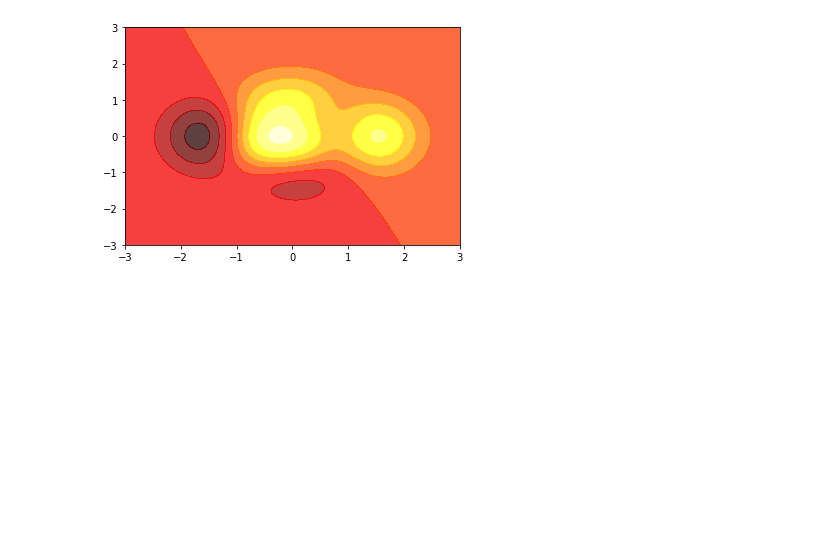
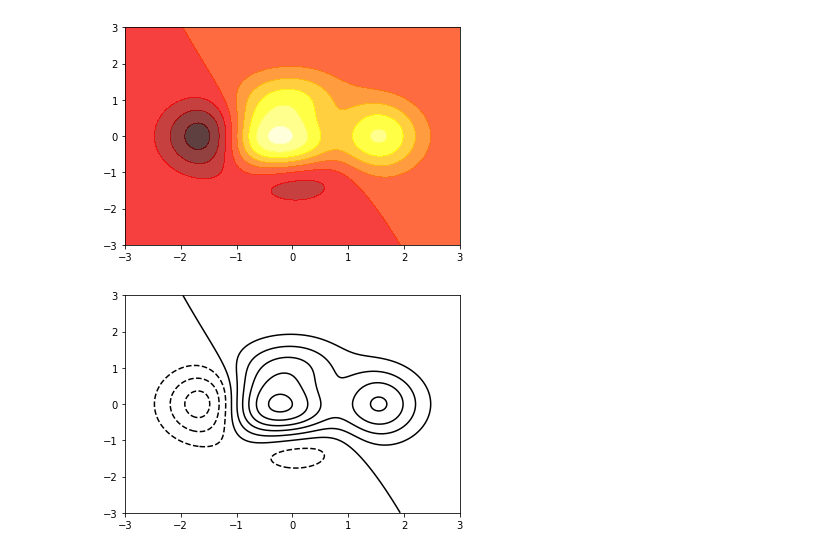
Before and after one commit to Liuyvjin/notebook, a Jupyter notebook: python/未命名.ipynb, the cells around one changed output. Cells and saved outputs as stored; diff of their text form; code cells hidden in the pictures; blank space fills up the shorter version.

```diff
--- a/python/未命名.ipynb
+++ b/python/未命名.ipynb
@@ -107,3 +123,9 @@ C = plt.contour(X, Y, f(X, Y), 8, colors='black', linewidth=.5)
 plt.show()
 # %% [output]
 [figure]
+# %%
+# 只画线
+C = plt.contour(X, Y, height(X,Y), 8, colors='black')
+plt.show()
+# %% [output]
+[figure, added]
```
Also changed, not shown: parts of 9 cells of this notebook, 2 other files.
